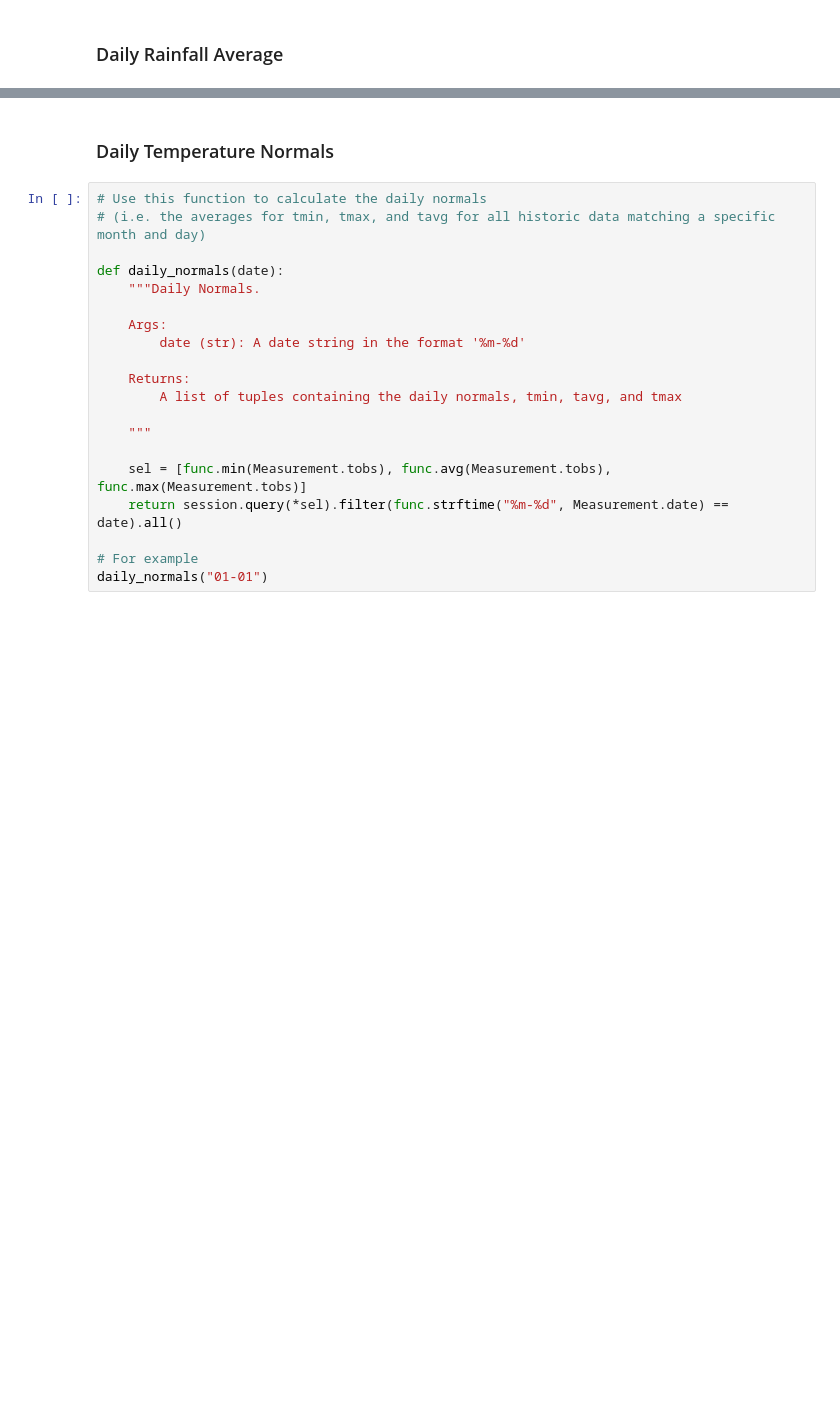
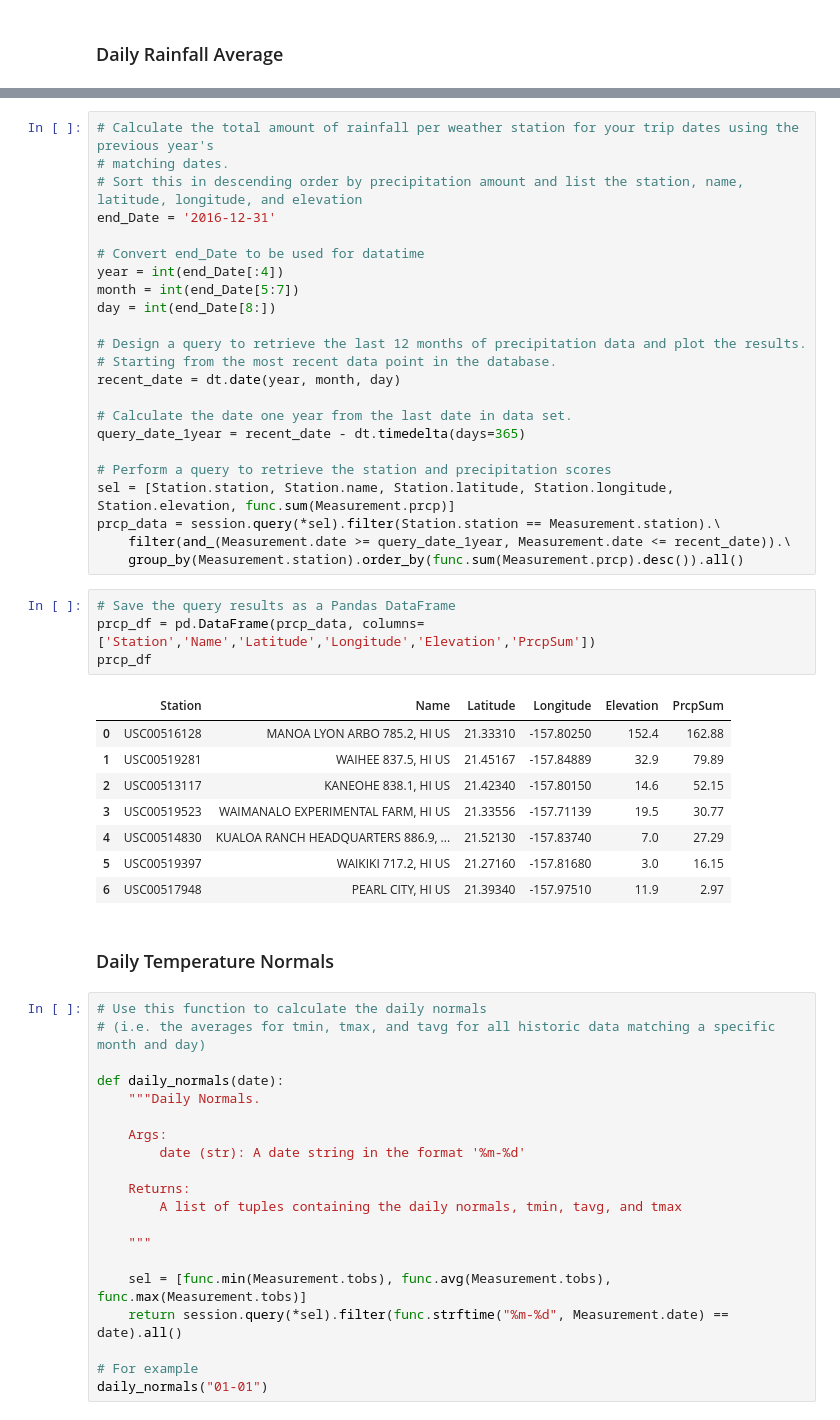
Before and after one commit to Rlizaran/sqlalchhemy-challenge, a Jupyter notebook: Bonus/temp_analysis_bonus_2_starter.ipynb, the cells around one changed output, grey strips where cells are left out. Cells and saved outputs as stored; diff of their text form; blank space fills up the shorter version.

```diff
--- a/Bonus/temp_analysis_bonus_2_starter.ipynb
+++ b/Bonus/temp_analysis_bonus_2_starter.ipynb
@@ -111,3 +116,39 @@ plt.bar(0,result_df['TAVE'], yerr = yerr)
+# %%
+# Calculate the total amount of rainfall per weather station for your trip dates using the previous year's
+# matching dates.
+# Sort this in descending order by precipitation amount and list the station, name, latitude, longitude, and elevation
+end_Date = '2016-12-31'
+
+# Convert end_Date to be used for datatime
+year = int(end_Date[:4])
+month = int(end_Date[5:7])
+day = int(end_Date[8:])
+
+# Design a query to retrieve the last 12 months of precipitation data and plot the results.
+# Starting from the most recent data point in the database.
+recent_date = dt.date(year, month, day)
+
+# Calculate the date one year from the last date in data set.
+query_date_1year = recent_date - dt.timedelta(days=365)
+
+# Perform a query to retrieve the station and precipitation scores
+sel = [Station.station, Station.name, Station.latitude, Station.longitude, Station.elevation, func.sum(Measurement.prcp)]
+prcp_data = session.query(*sel).filter(Station.station == Measurement.station).\
+    filter(and_(Measurement.date >= query_date_1year, Measurement.date <= recent_date)).\
+    group_by(Measurement.station).order_by(func.sum(Measurement.prcp).desc()).all()
+# %%
+# Save the query results as a Pandas DataFrame
+prcp_df = pd.DataFrame(prcp_data, columns=['Station','Name','Latitude','Longitude','Elevation','PrcpSum'])
+prcp_df
+# %% [output]
+|  | Station | Name | Latitude | Longitude | Elevation | PrcpSum |
+| 0 | USC00516128 | MANOA LYON ARBO 785.2, HI US | 21.33310 | -157.80250 | 152.4 | 162.88 |
+| 1 | USC00519281 | WAIHEE 837.5, HI US | 21.45167 | -157.84889 | 32.9 | 79.89 |
+| 2 | USC00513117 | KANEOHE 838.1, HI US | 21.42340 | -157.80150 | 14.6 | 52.15 |
+| 3 | USC00519523 | WAIMANALO EXPERIMENTAL FARM, HI US | 21.33556 | -157.71139 | 19.5 | 30.77 |
+| 4 | USC00514830 | KUALOA RANCH HEADQUARTERS 886.9, ... | 21.52130 | -157.83740 | 7.0 | 27.29 |
+| 5 | USC00519397 | WAIKIKI 717.2, HI US | 21.27160 | -157.81680 | 3.0 | 16.15 |
+| 6 | USC00517948 | PEARL CITY, HI US | 21.39340 | -157.97510 | 11.9 | 2.97 |
 # %% [markdown]
 ### Daily Temperature Normals
 # %%
```
Also changed, not shown: parts of 9 cells of this notebook, 2 other files.
